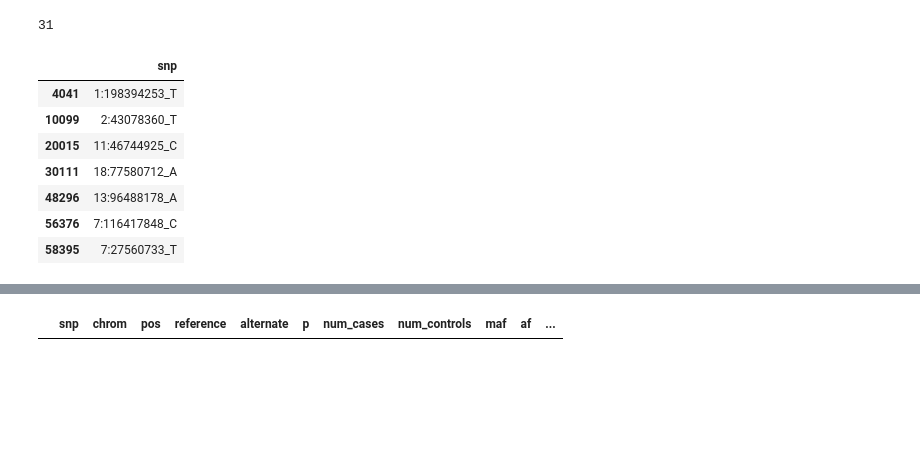
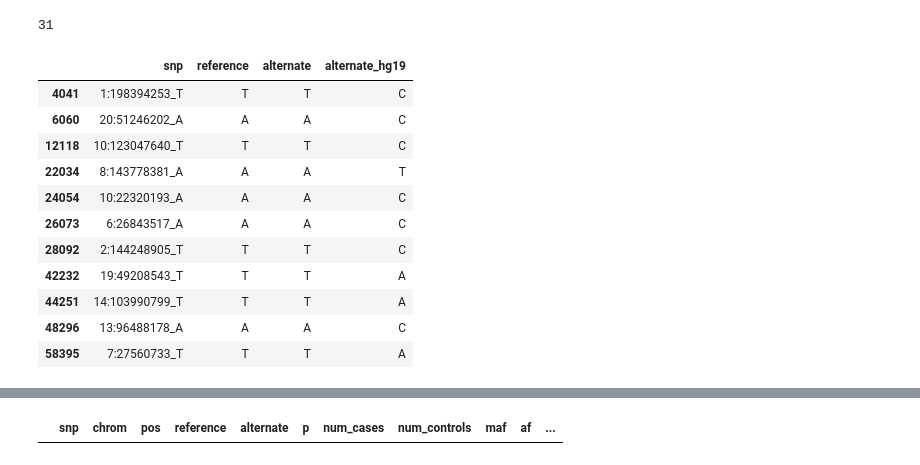
Before and after one commit to wayne-monical/deploying-pheweb, a Jupyter notebook: data_preprocessing/data_preprocessing2.ipynb, the cells around one changed output, grey strips where cells are left out. Drawn from its saved outputs; the diff is of its cells as text; code cells hidden in the pictures; blank space fills up the shorter version.

```diff
--- a/data_preprocessing/data_preprocessing2.ipynb
+++ b/data_preprocessing/data_preprocessing2.ipynb
@@ -51,7 +61,7 @@ df_combined = df_combined.assign(
     clean_phenotype = df_combined.description.str.lower().str.replace('[ -]', '_', regex = True).str.replace("[',\\]\\[\\(\\)/;&\\.]", "", regex = True),
 
     # rename
-    reference = df_combined.reference_hg38,
+    reference = df_combined.reference_hg19,
     num_samples = df_combined.n_total,
     num_controls = df_combined.n_controls,
     num_cases = df_combined.n_cases,
@@ -80,13 +90,17 @@ df_combined.snp.nunique()
 # %% [output]
 31
 # %%
-df_combined[df_combined.reference == df_combined.alternate][['snp']].drop_duplicates()
+df_combined[df_combined.reference == df_combined.alternate][['snp', 'reference', 'alternate', 'alternate_hg19']].drop_duplicates()
 # %% [output]
-|  | snp |
-| 4041 | 1:198394253_T |
-| 10099 | 2:43078360_T |
-| 20015 | 11:46744925_C |
-| 30111 | 18:77580712_A |
-| 48296 | 13:96488178_A |
-| 56376 | 7:116417848_C |
-| 58395 | 7:27560733_T |
+|  | snp | reference | alternate | alternate_hg19 |
+| 4041 | 1:198394253_T | T | T | C |
+| 6060 | 20:51246202_A | A | A | C |
+| 12118 | 10:123047640_T | T | T | C |
+| 22034 | 8:143778381_A | A | A | T |
+| 24054 | 10:22320193_A | A | A | C |
+| 26073 | 6:26843517_A | A | A | C |
+| 28092 | 2:144248905_T | T | T | C |
+| 42232 | 19:49208543_T | T | T | A |
+| 44251 | 14:103990799_T | T | T | A |
+| 48296 | 13:96488178_A | A | A | C |
+| 58395 | 7:27560733_T | T | T | A |
```
Also changed, not shown: parts of 15 cells of this notebook, 3 other files.
